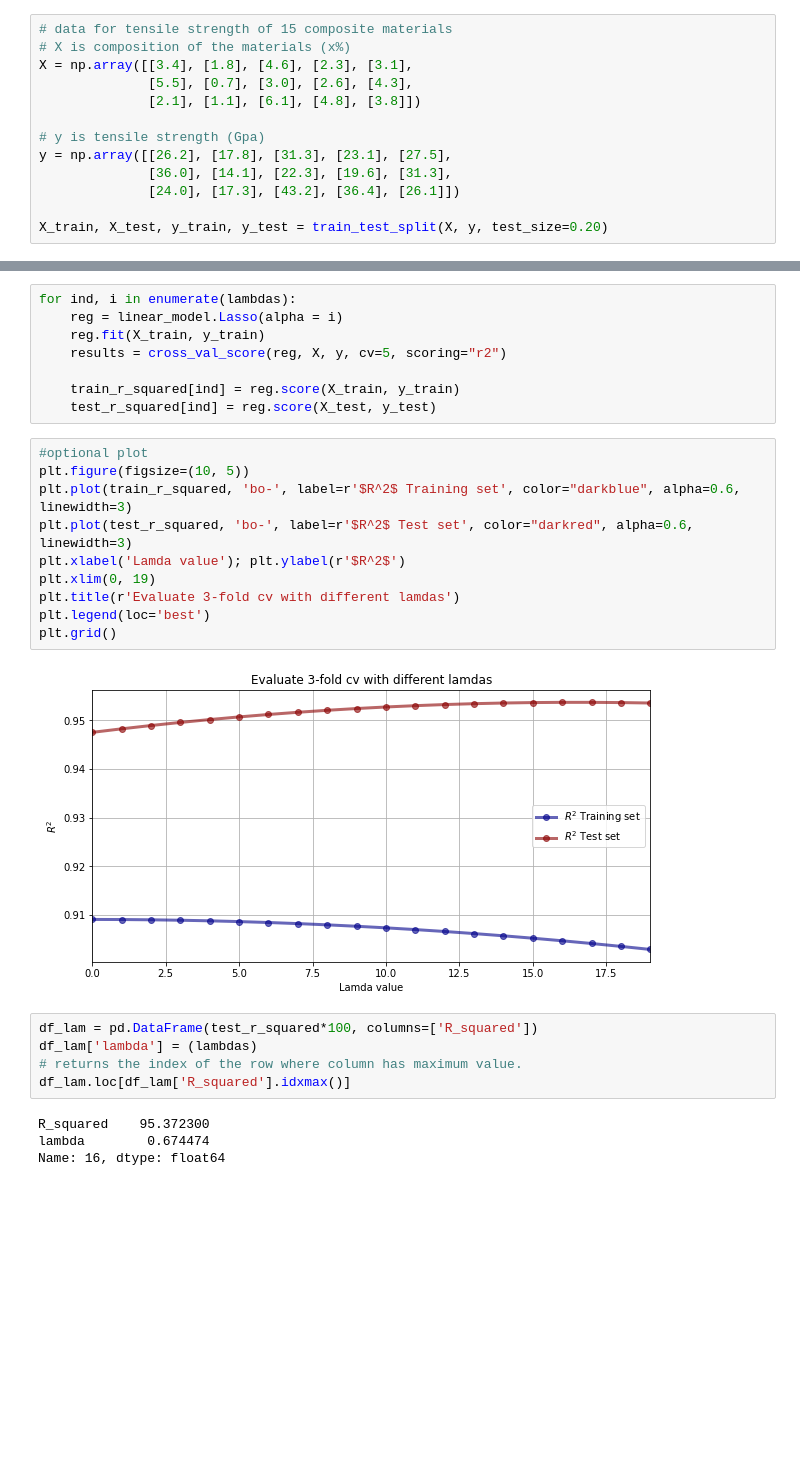
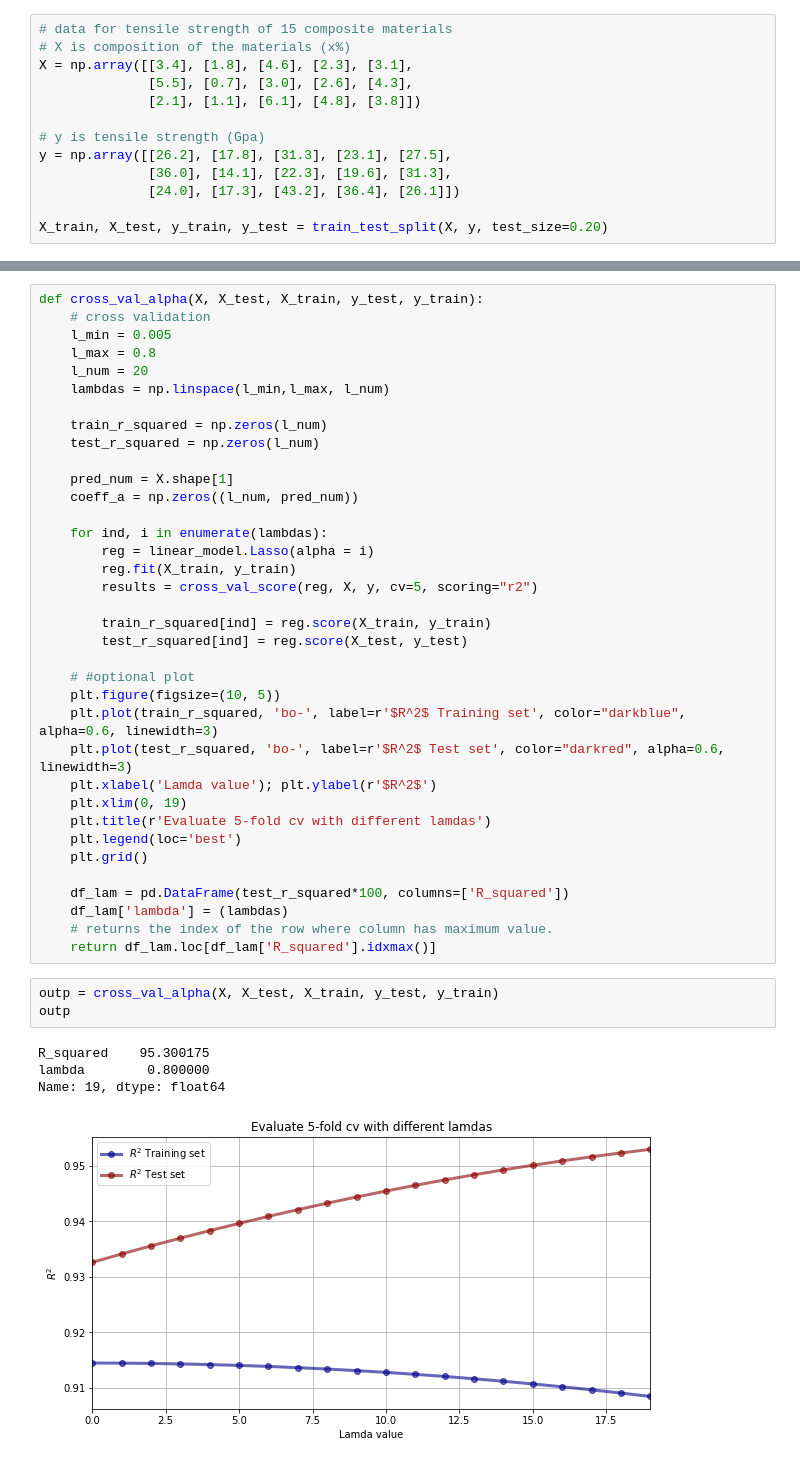
Before and after one commit to Lab-Brat/Materials_Informatics_Experiments, a Jupyter notebook: linear_regression/finding_alphas.ipynb, the cells around one changed output, grey strips where cells are left out. Cells and saved outputs as stored; diff of their text form; blank space fills up the shorter version.

```diff
--- a/linear_regression/finding_alphas.ipynb
+++ b/linear_regression/finding_alphas.ipynb
@@ -36,29 +24,44 @@ coeff_a = np.zeros((l_num, pred_num))
-# %%
-for ind, i in enumerate(lambdas):
-    reg = linear_model.Lasso(alpha = i)
-    reg.fit(X_train, y_train)
-    results = cross_val_score(reg, X, y, cv=5, scoring="r2")
-
-    train_r_squared[ind] = reg.score(X_train, y_train)
-    test_r_squared[ind] = reg.score(X_test, y_test)
 # %%
-#optional plot
-plt.figure(figsize=(10, 5))
-plt.plot(train_r_squared, 'bo-', label=r'$R^2$ Training set', color="darkblue", alpha=0.6, linewidth=3)
-plt.plot(test_r_squared, 'bo-', label=r'$R^2$ Test set', color="darkred", alpha=0.6, linewidth=3)
-plt.xlabel('Lamda value'); plt.ylabel(r'$R^2$')
-plt.xlim(0, 19)
-plt.title(r'Evaluate 3-fold cv with different lamdas')
-plt.legend(loc='best')
-plt.grid()
+def cross_val_alpha(X, X_test, X_train, y_test, y_train):
+    # cross validation
+    l_min = 0.005
+    l_max = 0.8
+    l_num = 20
+    lambdas = np.linspace(l_min,l_max, l_num)
+
+    train_r_squared = np.zeros(l_num)
+    test_r_squared = np.zeros(l_num)
+
+    pred_num = X.shape[1]
+    coeff_a = np.zeros((l_num, pred_num))
+
+    for ind, i in enumerate(lambdas):
+        reg = linear_model.Lasso(alpha = i)
+        reg.fit(X_train, y_train)
+        results = cross_val_score(reg, X, y, cv=5, scoring="r2")
+
+        train_r_squared[ind] = reg.score(X_train, y_train)
+        test_r_squared[ind] = reg.score(X_test, y_test)
+
+    # #optional plot
+    plt.figure(figsize=(10, 5))
+    plt.plot(train_r_squared, 'bo-', label=r'$R^2$ Training set', color="darkblue", alpha=0.6, linewidth=3)
+    plt.plot(test_r_squared, 'bo-', label=r'$R^2$ Test set', color="darkred", alpha=0.6, linewidth=3)
+    plt.xlabel('Lamda value'); plt.ylabel(r'$R^2$')
+    plt.xlim(0, 19)
+    plt.title(r'Evaluate 5-fold cv with different lamdas')
+    plt.legend(loc='best')
+    plt.grid()
+
+    df_lam = pd.DataFrame(test_r_squared*100, columns=['R_squared'])
+    df_lam['lambda'] = (lambdas)
+    # returns the index of the row where column has maximum value.
+    return df_lam.loc[df_lam['R_squared'].idxmax()]
-# %% [output]
-[figure, removed]
-# %%
-df_lam = pd.DataFrame(test_r_squared*100, columns=['R_squared'])
-df_lam['lambda'] = (lambdas)
-# returns the index of the row where column has maximum value.
-df_lam.loc[df_lam['R_squared'].idxmax()]
-# %% [output]
-R_squared    95.372300
-lambda        0.674474
-Name: 16, dtype: float64
+# %%
+outp = cross_val_alpha(X, X_test, X_train, y_test, y_train)
+outp
+# %% [output]
+R_squared    95.300175
+lambda        0.800000
+Name: 19, dtype: float64
+[figure, added]
```
Also changed, not shown: parts of 1 cell of this notebook, 1 other file.
